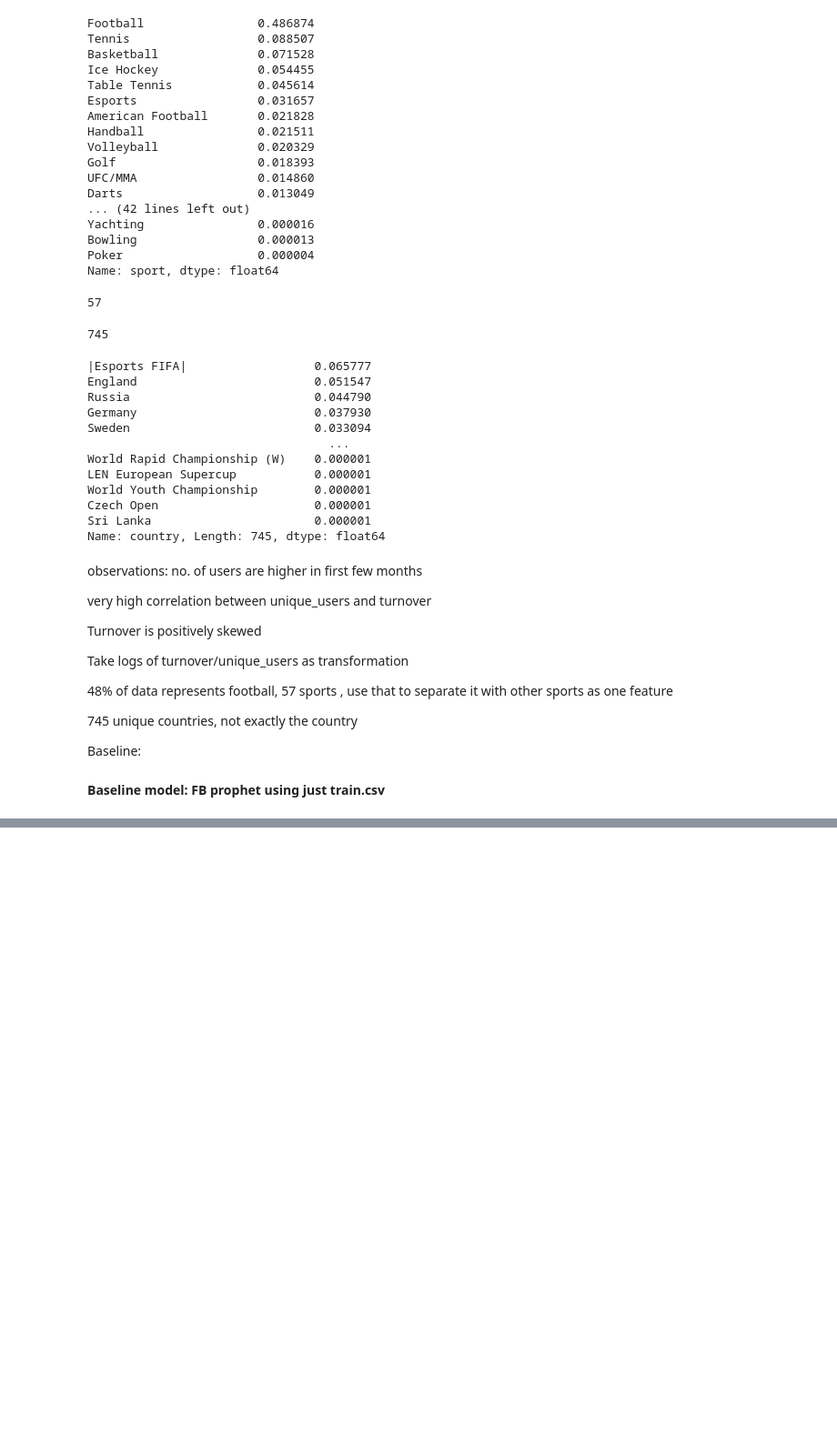
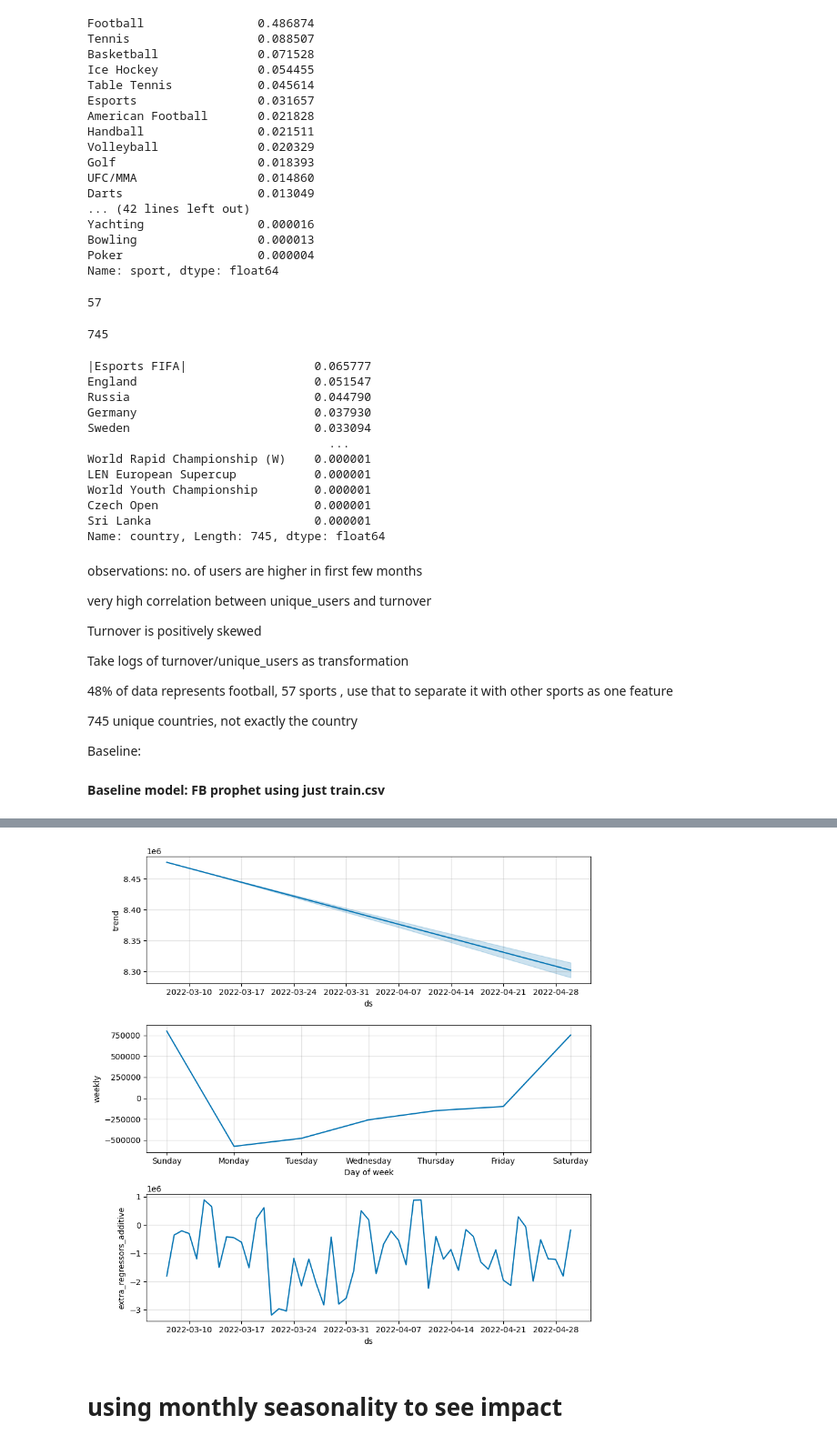
Before and after one commit to gauravgund/ML-Projects, a Jupyter notebook: Untitled21.ipynb, the cells around one changed output, grey strips where cells are left out. Shown: that part at 91% size. Cells and saved outputs as stored; diff of their text form; code cells hidden in the pictures; blank space fills up the shorter version.

```diff
--- a/Untitled21.ipynb
+++ b/Untitled21.ipynb
@@ -202,0 +272,17 @@ See the caveats in the documentation: https://pandas.pydata.org/pandas-docs/stab
+# %%
+import datetime as dt
+dates = pd.date_range(dt.date(2022,5,1),dt.date(2022,5,31))
+
+submission_fb  = pd.DataFrame({'day':dates})
+# %%
+submission_fb['weekday'] = submission_fb.day.dt.weekday
+submission_fb['flag_weekend'] = np.where((submission_fb.weekday == 6) | (submission_fb.weekday == 5) , 1, 0 )
+submission_fb['month'] = submission_fb.day.dt.month
+submission_fb['year'] = submission_fb.day.dt.year
+submission_fb['year_flag'] = np.where(submission_fb.year == 2021, 0, 1 )
+submission_fb['month_flag'] = np.where(submission_fb.month.isin([8,9,10]),1, 0)
+# %%
+submission_fb = submission_fb.drop(['weekday','year' ], axis = 1)
+submission_fb.columns = ['ds', 'flag_weekend', 'month','year_flag', 'month_flag' ]
+# %%
+forecast = m.predict(submission_fb)
@@ -202,0 +340,6 @@ See the caveats in the documentation: https://pandas.pydata.org/pandas-docs/stab
+# %%
+fig =m.plot_components(forecast)
+# %% [output]
+[figure, added]
+# %% [markdown]
+# using monthly seasonality to see impact
```
Also changed, not shown: parts of 126 cells of this notebook.
